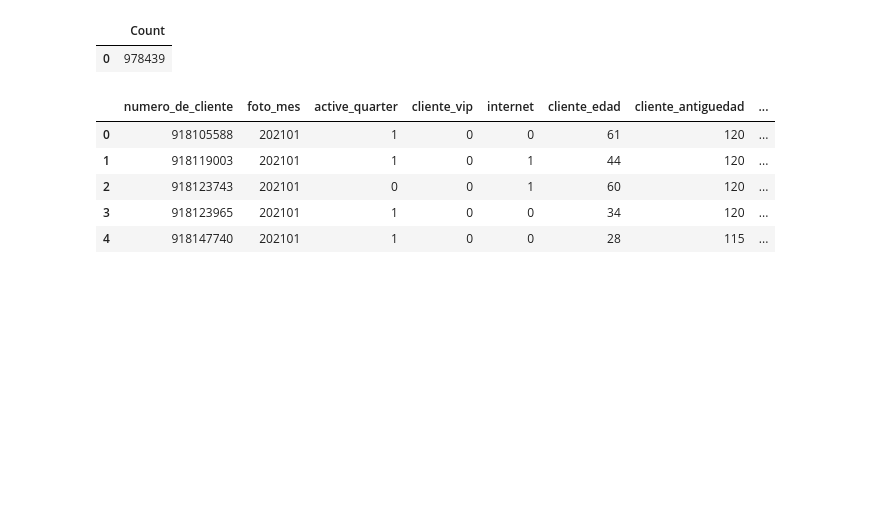
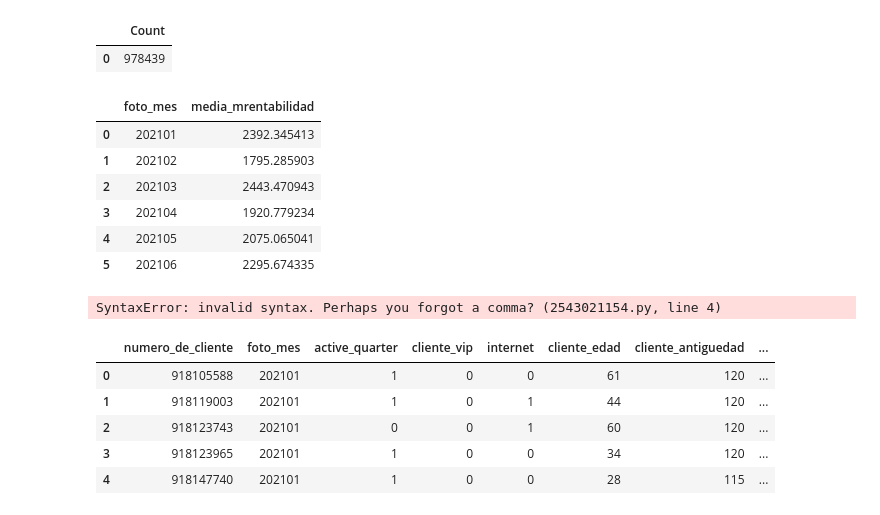
Before and after one commit to CLCHRISLOMBARDO/churn-prediction-bank, a Jupyter notebook: notebooks/eda_sql.ipynb, the cells around one changed output. Drawn from its saved outputs; the diff is of its cells as text; code cells hidden in the pictures; blank space fills up the shorter version.

```diff
--- a/notebooks/eda_sql.ipynb
+++ b/notebooks/eda_sql.ipynb
@@ -27,6 +24,33 @@ from read_csv_auto('../datasets/competencia_01.csv')
 # %% [output]
 |  | Count |
 | 0 | 978439 |
+# %%
+%%sql
+SELECT foto_mes , AVG(mrentabilidad) as media_mrentabilidad
+FROM df
+GROUP BY foto_mes
+# %% [output]
+|  | foto_mes | media_mrentabilidad |
+| 0 | 202101 | 2392.345413 |
+| 1 | 202102 | 1795.285903 |
+| 2 | 202103 | 2443.470943 |
+| 3 | 202104 | 1920.779234 |
+| 4 | 202105 | 2075.065041 |
+| 5 | 202106 | 2295.674335 |
+# %%
+#std
+%%sql
+with media_por_mes as (
+    SELECT foto_mes , AVG(mrentabilidad) as media_mrentabilidad
+    FROM df
+    GROUP BY foto_mes
+)
+select t2.foto_mes , t2.mrentabilidad , m.media_mrentabilidad ,
+(m.media_mrentabilidad - t2.mrentabilidad) * (m.media_mrentabilidad - t2.mrentabilidad) as sdt_i
+FROM df t2
+JOIN media_por_mes m using (foto_mes)
+# %% [output]
+SyntaxError: invalid syntax. Perhaps you forgot a comma? (2543021154.py, line 4)
 # %%
 %%sql
 select *
```
Also changed, not shown: parts of 2 cells of this notebook, 2 other files.
